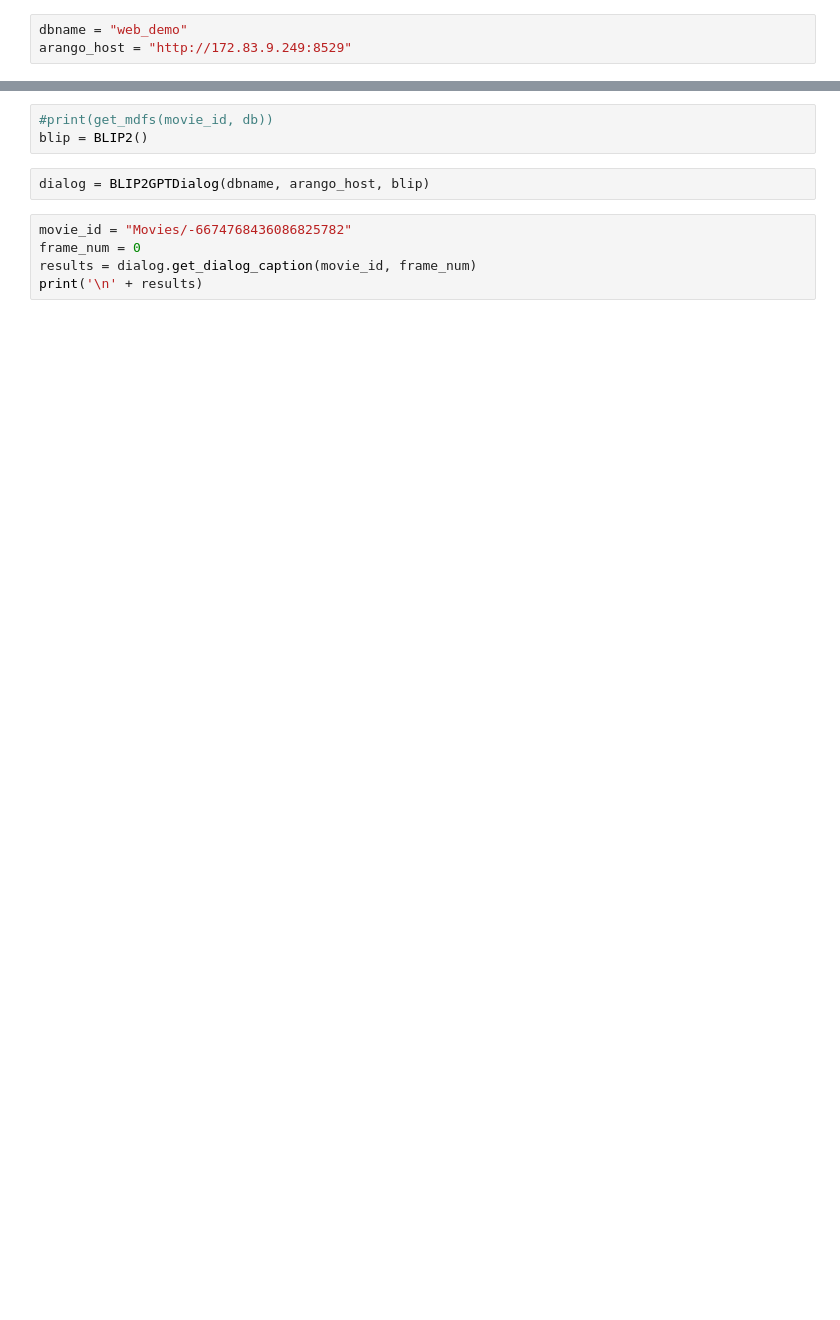
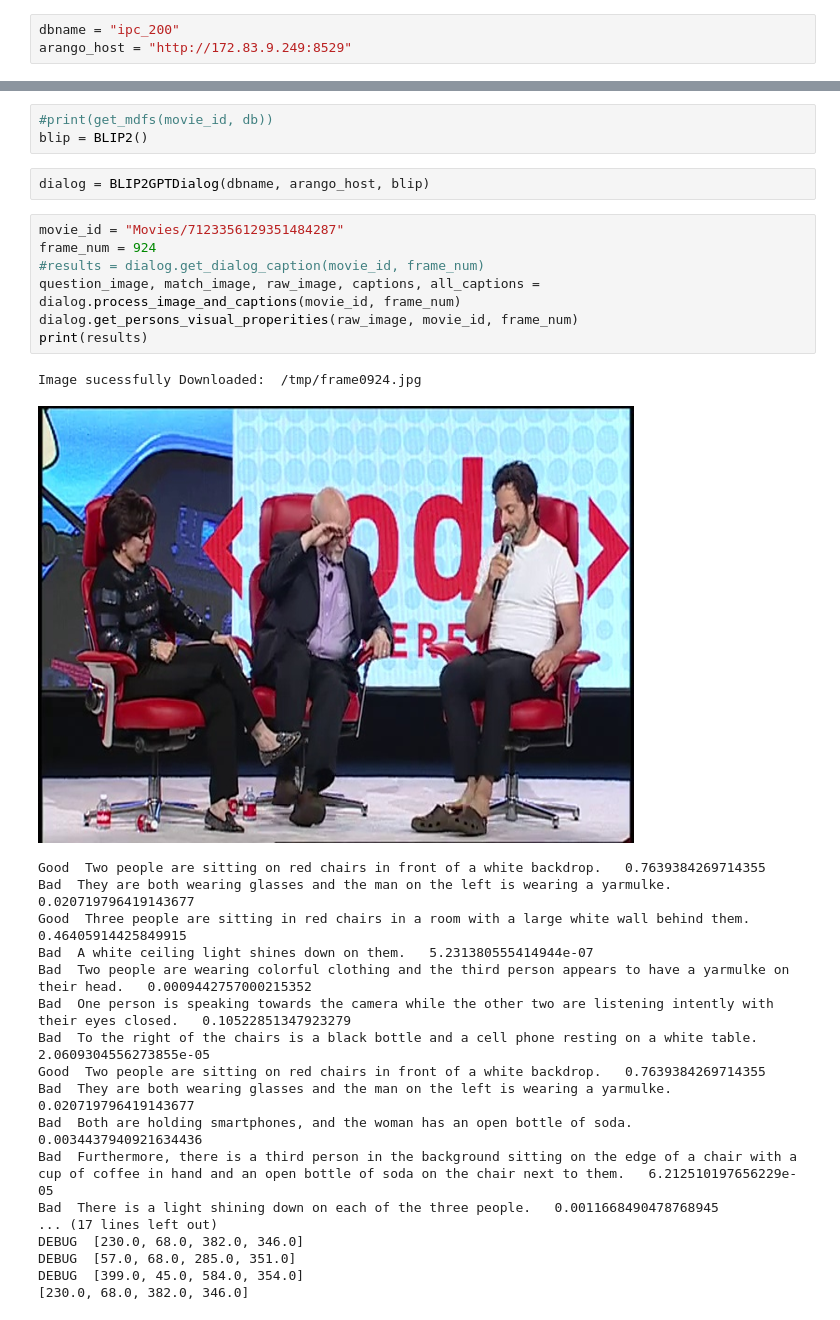
Before and after one commit to dsivov/MyColabs, a Jupyter notebook: blip2_question_answer_captions.ipynb, the cells around one changed output, grey strips where cells are left out. Cells and saved outputs as stored; diff of their text form; blank space fills up the shorter version.

Commit message:
addin person related questions

```diff
--- a/blip2_question_answer_captions.ipynb
+++ b/blip2_question_answer_captions.ipynb
@@ -28,7 +49,7 @@ from word2number import w2n
 # %%
 #add your api key
 # %%
-dbname = "web_demo"
+dbname = "ipc_200"
 arango_host = "http://172.83.9.249:8529"
 # %%
 class BLIP2():
@@ -222,7 +276,29 @@ blip = BLIP2()
 # %%
 dialog = BLIP2GPTDialog(dbname, arango_host, blip)
 # %%
-movie_id = "Movies/-6674768436086825782"
-frame_num = 0
-results = dialog.get_dialog_caption(movie_id, frame_num)
-print('\n' + results)
+movie_id = "Movies/7123356129351484287"
+frame_num = 924
+#results = dialog.get_dialog_caption(movie_id, frame_num)
+question_image, match_image, raw_image, captions, all_captions = dialog.process_image_and_captions(movie_id, frame_num)
+dialog.get_persons_visual_properities(raw_image, movie_id, frame_num)
+print(results)
+# %% [output]
+Image sucessfully Downloaded:  /tmp/frame0924.jpg
+[figure, added]
+Good  Two people are sitting on red chairs in front of a white backdrop.   0.7639384269714355
+Bad  They are both wearing glasses and the man on the left is wearing a yarmulke.   0.020719796419143677
+Good  Three people are sitting in red chairs in a room with a large white wall behind them.   0.46405914425849915
+Bad  A white ceiling light shines down on them.   5.231380555414944e-07
+Bad  Two people are wearing colorful clothing and the third person appears to have a yarmulke on their head.   0.0009442757000215352
+Bad  One person is speaking towards the camera while the other two are listening intently with their eyes closed.   0.10522851347923279
+Bad  To the right of the chairs is a black bottle and a cell phone resting on a white table.   2.0609304556273855e-05
+Good  Two people are sitting on red chairs in front of a white backdrop.   0.7639384269714355
+Bad  They are both wearing glasses and the man on the left is wearing a yarmulke.   0.020719796419143677
+Bad  Both are holding smartphones, and the woman has an open bottle of soda.   0.0034437940921634436
+Bad  Furthermore, there is a third person in the background sitting on the edge of a chair with a cup of coffee in hand and an open bottle of soda on the chair next to them.   6.212510197656229e-05
+Bad  There is a light shining down on each of the three people.   0.0011668490478768945
+... (17 lines left out)
+DEBUG  [230.0, 68.0, 382.0, 346.0]
+DEBUG  [57.0, 68.0, 285.0, 351.0]
+DEBUG  [399.0, 45.0, 584.0, 354.0]
+[230.0, 68.0, 382.0, 346.0]
```
Also changed, not shown: parts of 3 cells of this notebook.
